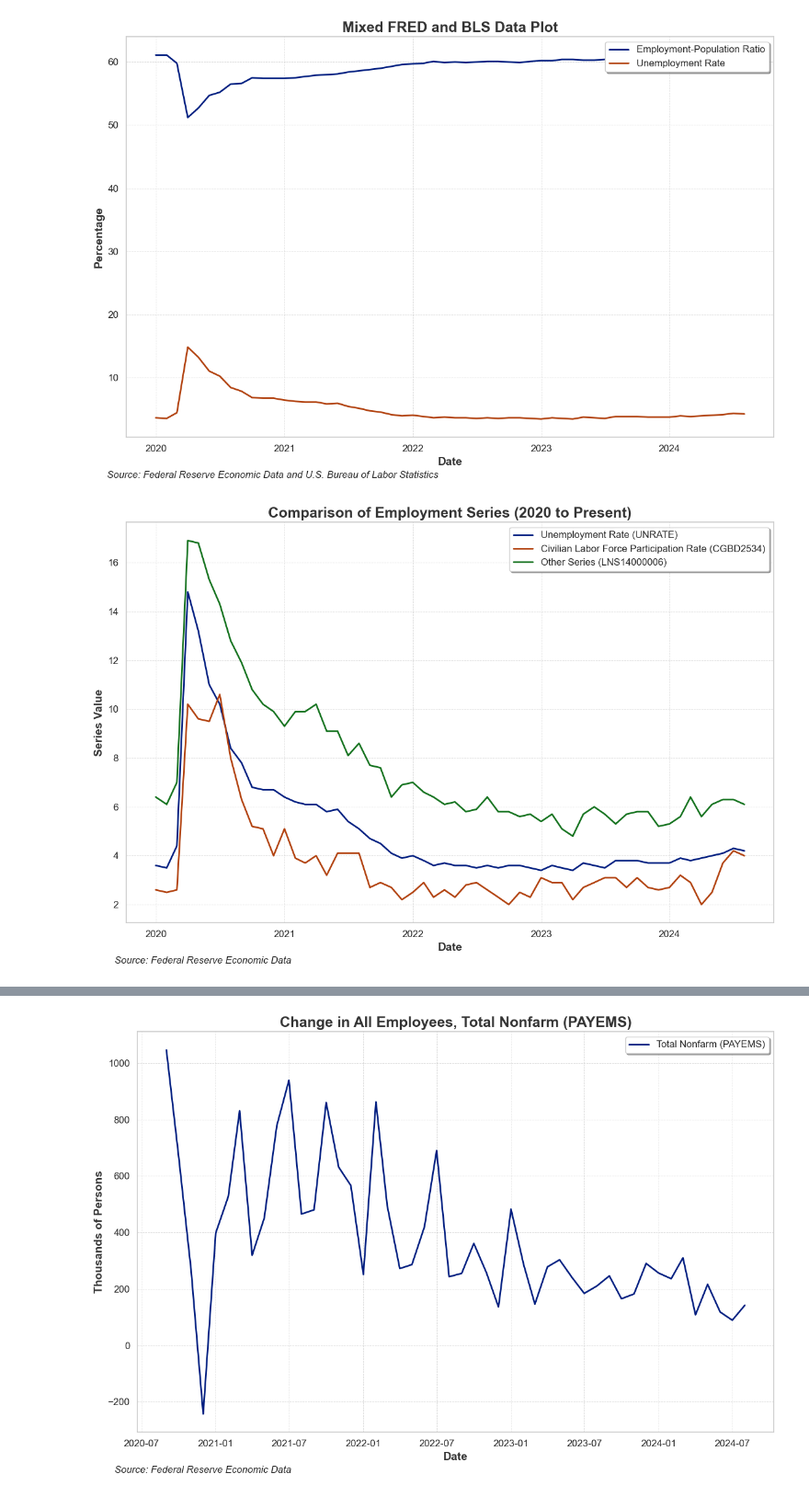
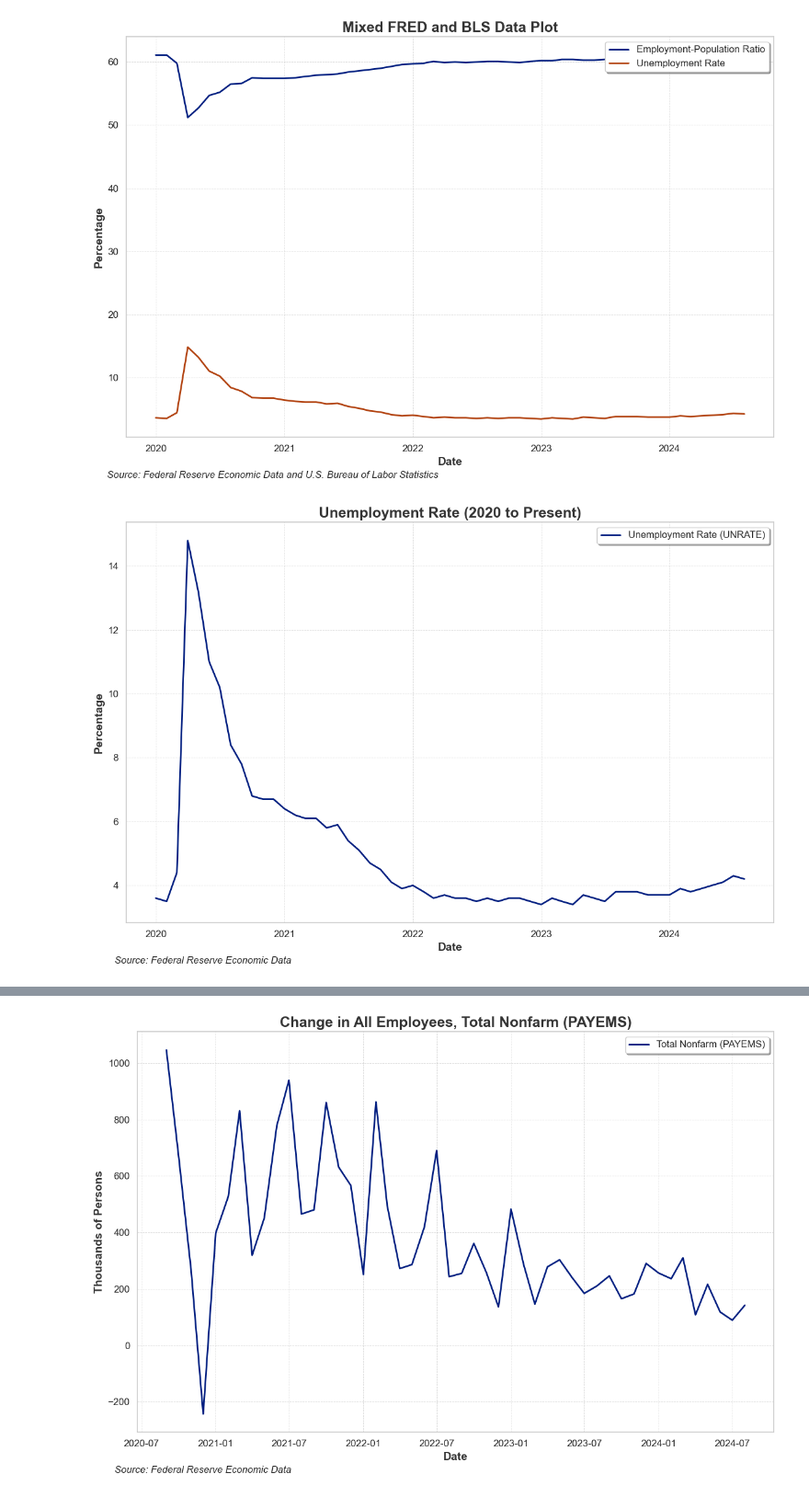
Before and after one commit to AkeBoss-tech/FEDChallenge, a Jupyter notebook: main.ipynb, the cells around one changed output, grey strips where cells are left out. Shown at 92% size. Cells and saved outputs as stored; diff of their text form; code cells hidden in the pictures.

Commit message:
some more graphs

```diff
--- a/main.ipynb
+++ b/main.ipynb
@@ -128,21 +128,18 @@ plot_series(series_dict, 'Mixed FRED and BLS Data Plot', legend, from_date='2020
 # %%
 # Define the series IDs you want to plot
 series_ids = {
     'UNRATE': 'FRED',
-    'CGBD2534': 'FRED',
-    'LNS14000006': 'FRED'
 }
 
 legend = [
     "Unemployment Rate (UNRATE)",
-    "Civilian Labor Force Participation Rate (CGBD2534)",
-    "Other Series (LNS14000006)"
 ]
 
 # Call the function with your custom inputs
 plot_series(series_ids,
-                 title="Comparison of Employment Series (2020 to Present)",
+                 title="Unemployment Rate (2020 to Present)",
                  legend_text_generator=legend,
+                 y_label='Percentage',
                  from_date='2020-01-01')
 # %% [output]
-[figure, old version]
+[figure, new version]
```
Also changed, not shown: parts of 2 cells of this notebook.
